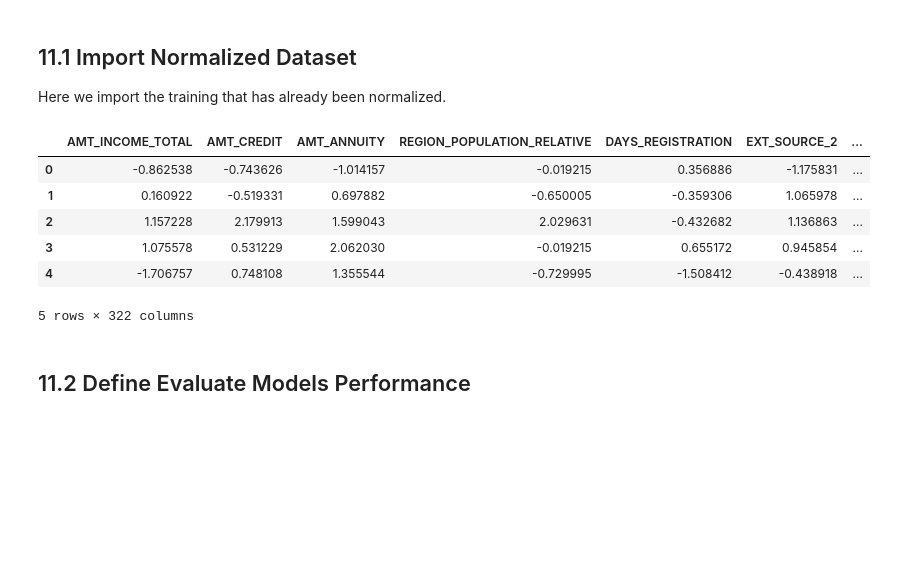
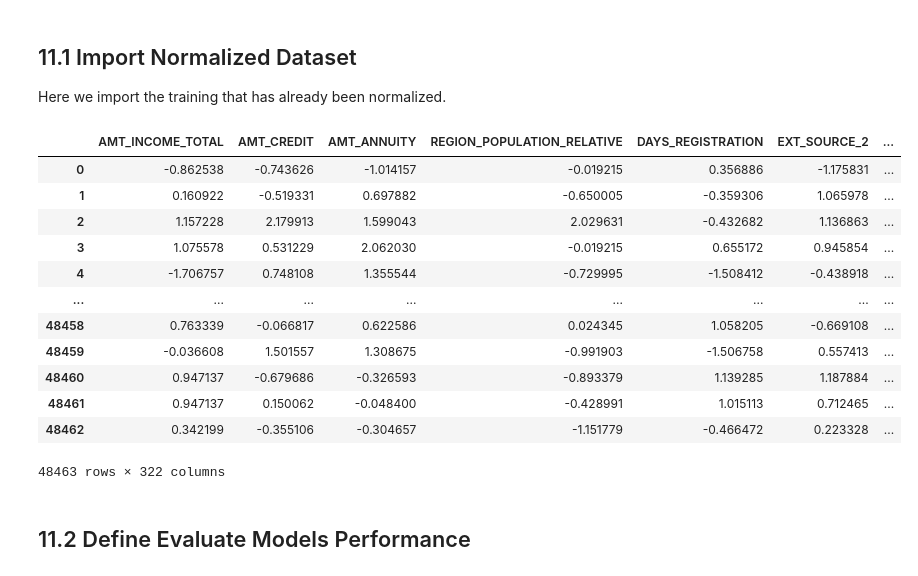
Before and after one commit to VuongHa0911/Credit_default_risk_project, a Jupyter notebook: 11_model_selection.ipynb, the cells around one changed output. Drawn from its saved outputs; the diff is of its cells as text; code cells hidden in the pictures; blank space fills up the shorter version.

```diff
--- a/11_model_selection.ipynb
+++ b/11_model_selection.ipynb
@@ -45,14 +37,20 @@ Here we import the training that has already been normalized.
 # %%
 dataset =  pd.read_csv(r"C:\Users\Duong Nguyen\Desktop\final_project\home-credit-default-risk\results\train_norm.csv")
 # %%
-dataset.head()
+dataset
 # %% [output]
 |  | AMT_INCOME_TOTAL | AMT_CREDIT | AMT_ANNUITY | REGION_POPULATION_RELATIVE | DAYS_REGISTRATION | EXT_SOURCE_2 | ... |
 | 0 | -0.862538 | -0.743626 | -1.014157 | -0.019215 | 0.356886 | -1.175831 | ... |
 | 1 | 0.160922 | -0.519331 | 0.697882 | -0.650005 | -0.359306 | 1.065978 | ... |
 | 2 | 1.157228 | 2.179913 | 1.599043 | 2.029631 | -0.432682 | 1.136863 | ... |
 | 3 | 1.075578 | 0.531229 | 2.062030 | -0.019215 | 0.655172 | 0.945854 | ... |
 | 4 | -1.706757 | 0.748108 | 1.355544 | -0.729995 | -1.508412 | -0.438918 | ... |
+| ... | ... | ... | ... | ... | ... | ... | ... |
+| 48458 | 0.763339 | -0.066817 | 0.622586 | 0.024345 | 1.058205 | -0.669108 | ... |
+| 48459 | -0.036608 | 1.501557 | 1.308675 | -0.991903 | -1.506758 | 0.557413 | ... |
+| 48460 | 0.947137 | -0.679686 | -0.326593 | -0.893379 | 1.139285 | 1.187884 | ... |
+| 48461 | 0.947137 | 0.150062 | -0.048400 | -0.428991 | 1.015113 | 0.712465 | ... |
+| 48462 | 0.342199 | -0.355106 | -0.304657 | -1.151779 | -0.466472 | 0.223328 | ... |
-5 rows × 322 columns
+48463 rows × 322 columns
 # %% [markdown]
 ## 11.2 Define Evaluate Models Performance
```
Also changed, not shown: parts of 34 cells of this notebook.
